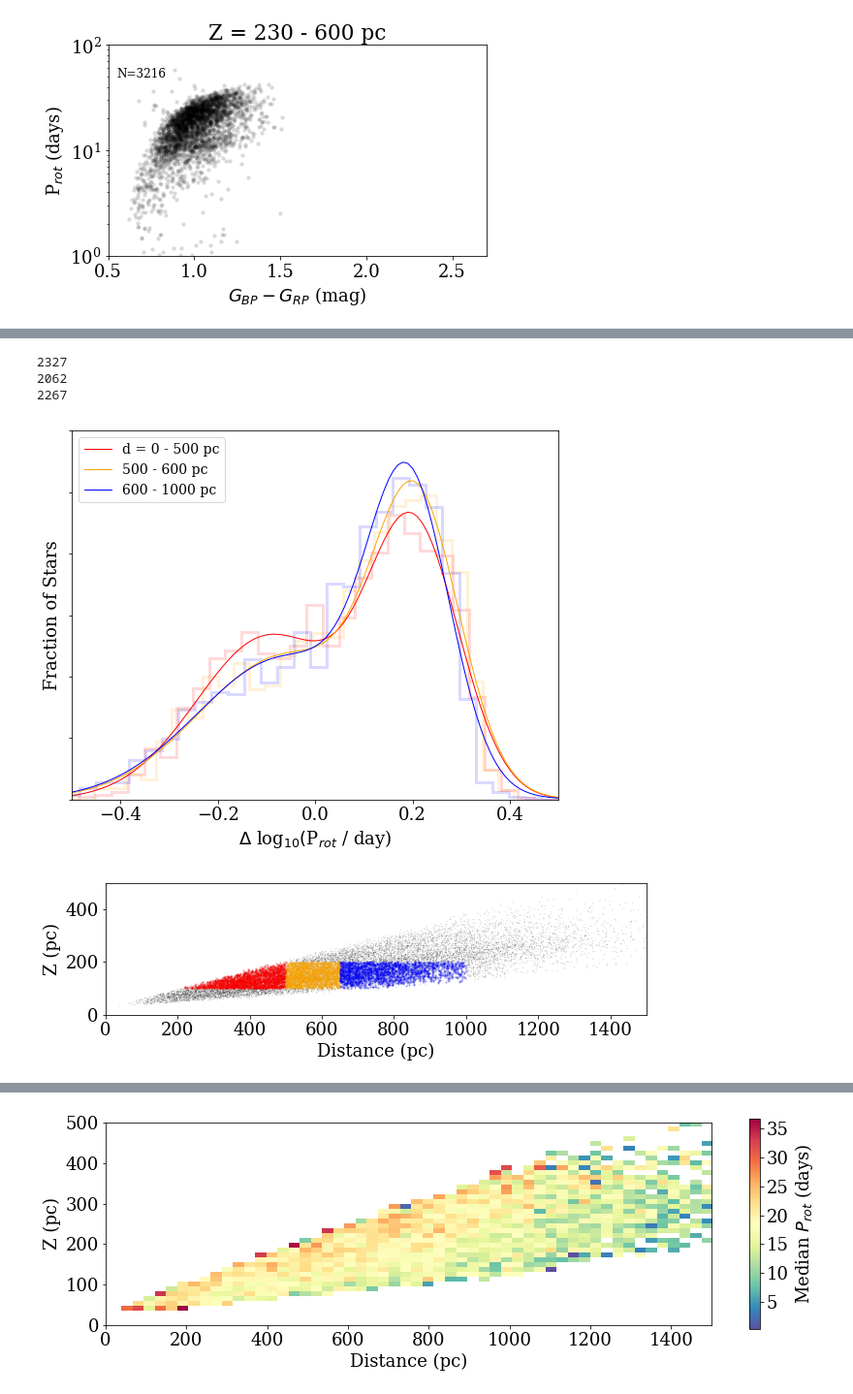
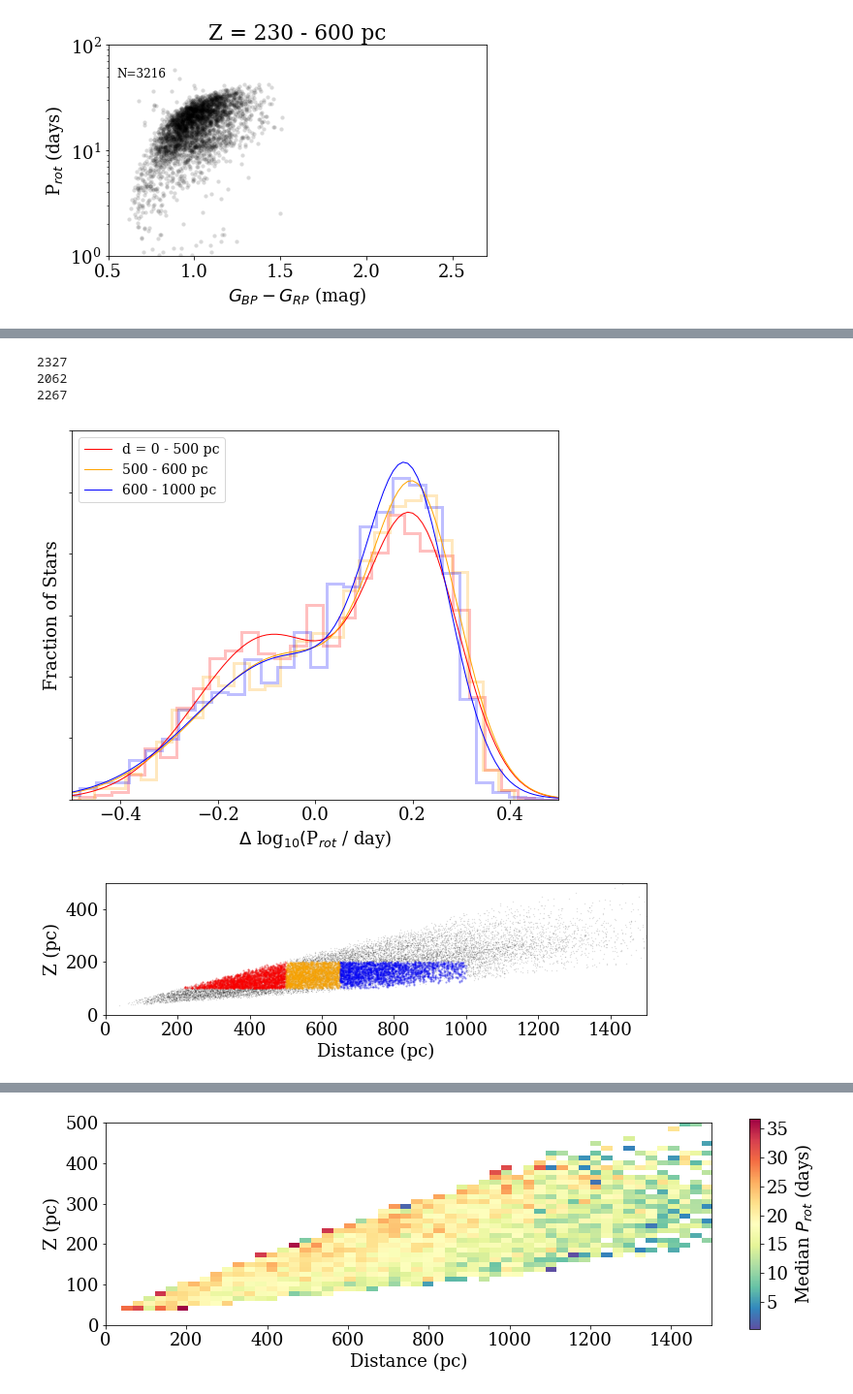
Before and after one commit to jradavenport/gaia2_kep_rot, a Jupyter notebook: notebooks/explore.ipynb, the cells around one changed output, grey strips where cells are left out. Shown at 97% size. Cells and saved outputs as stored; diff of their text form; code cells hidden in the pictures.

```diff
--- a/notebooks/explore.ipynb
+++ b/notebooks/explore.ipynb
@@ -1212,7 +1240,7 @@ rs = np.argsort(P_iso)
 
 red_P = np.interp(BV_ms[msok][Z1], B_V_iso[rs], P_iso[rs])
 yy,xx, _ = plt.hist(np.log10(df[u'Prot'].values[ok][msok][Z1]) - np.log10(red_P),
-                    histtype='step', bins=NBINS, lw=3, alpha=0.15, normed=True, color='red')
+                    histtype='step', bins=NBINS, lw=3, alpha=0.25, normed=True, color='red')
 bcent = (xx[:-1] + xx[1:])/2.
 popt2, pcov2 = curve_fit(_gaus2, bcent, yy, p0=p2)
 perr2 = np.sqrt(np.diag(pcov2))
@@ -1223,7 +1251,7 @@ plt.plot(dprot, _gaus2(dprot, *popt2), lw=1, alpha=1, c='red',
 
 red_P = np.interp(BV_ms[msok][Z2], B_V_iso[rs], P_iso[rs])
 yy,xx, _ = plt.hist(np.log10(df[u'Prot'].values[ok][msok][Z2]) - np.log10(red_P),
-                    histtype='step', bins=NBINS, lw=3, alpha=0.15, normed=True, color='orange')
+                    histtype='step', bins=NBINS, lw=3, alpha=0.25, normed=True, color='orange')
 bcent = (xx[:-1] + xx[1:])/2.
 popt2, pcov2 = curve_fit(_gaus2, bcent, yy, p0=p2)
 perr2 = np.sqrt(np.diag(pcov2))
@@ -1234,7 +1262,7 @@ plt.plot(dprot, _gaus2(dprot, *popt2), lw=1, alpha=1, c='orange',
 
 red_P = np.interp(BV_ms[msok][Z3], B_V_iso[rs], P_iso[rs])
 yy,xx, _ = plt.hist(np.log10(df[u'Prot'].values[ok][msok][Z3]) - np.log10(red_P),
-                    histtype='step', bins=NBINS, lw=3, alpha=0.15, normed=True, color='blue')
+                    histtype='step', bins=NBINS, lw=3, alpha=0.25, normed=True, color='blue')
 bcent = (xx[:-1] + xx[1:])/2.
 popt2, pcov2 = curve_fit(_gaus2, bcent, yy, p0=p2)
 perr2 = np.sqrt(np.diag(pcov2))
@@ -1246,34 +1274,34 @@ plt.plot(dprot, _gaus2(dprot, *popt2), lw=1, alpha=1, c='blue',
 # plt.title('Z = 90 - 200 pc')
 
 plt.legend(fontsize=14, loc='upper left')
 plt.xlim(-0.5,0.5)
 plt.ylim(0,3)
 plt.xlabel(r'$\Delta$ log$_{10} ($P$_{rot}$ / day)')
 plt.ylabel('Fraction of Stars')
 ax.set_yticklabels('')
 plt.savefig('../figures/delta_per_subZ2'+ftype, dpi=300, bbox_inches='tight', pad_inches=0.25)
 plt.show()
 
 
 plt.figure(figsize=(10,2.5))
 plt.scatter(dist, XYZ.z.value, alpha=0.12, lw=0, s=2, c='k')
 plt.scatter(dist[Z1], XYZ.z.value[Z1], alpha=0.3, lw=0, s=5, c='red')
 plt.scatter(dist[Z2], XYZ.z.value[Z2], alpha=0.3,  lw=0, s=5, c='orange')
 plt.scatter(dist[Z3], XYZ.z.value[Z3], alpha=0.3,  lw=0, s=5, c='blue')
 
 
 plt.xlabel('Distance (pc)')
 plt.ylabel('Z (pc)')
 plt.xlim(0,1500)
 plt.ylim(0,500)
 
 plt.savefig('../figures/dist_Z2'+ftype, dpi=300, bbox_inches='tight', pad_inches=0.25)
 plt.show()
 # %% [output]
 2327
 2062
 2267
-[figure, old version]
+[figure, new version]
 [figure]
 # %%
 # now a 2d cut... in distance AND height, to compare the same height, but diff distances...
```
Also changed, not shown: parts of 8 cells of this notebook, 17 other files.
